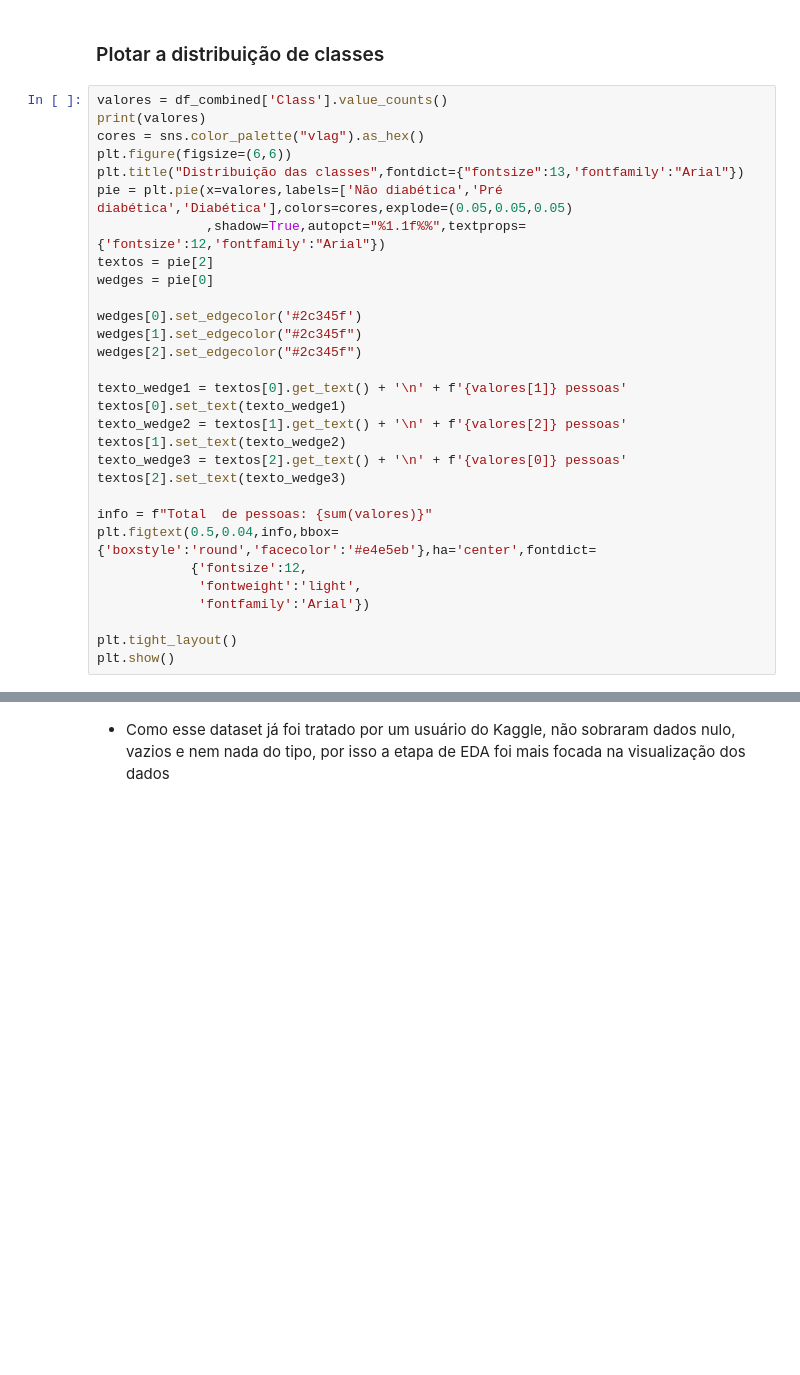
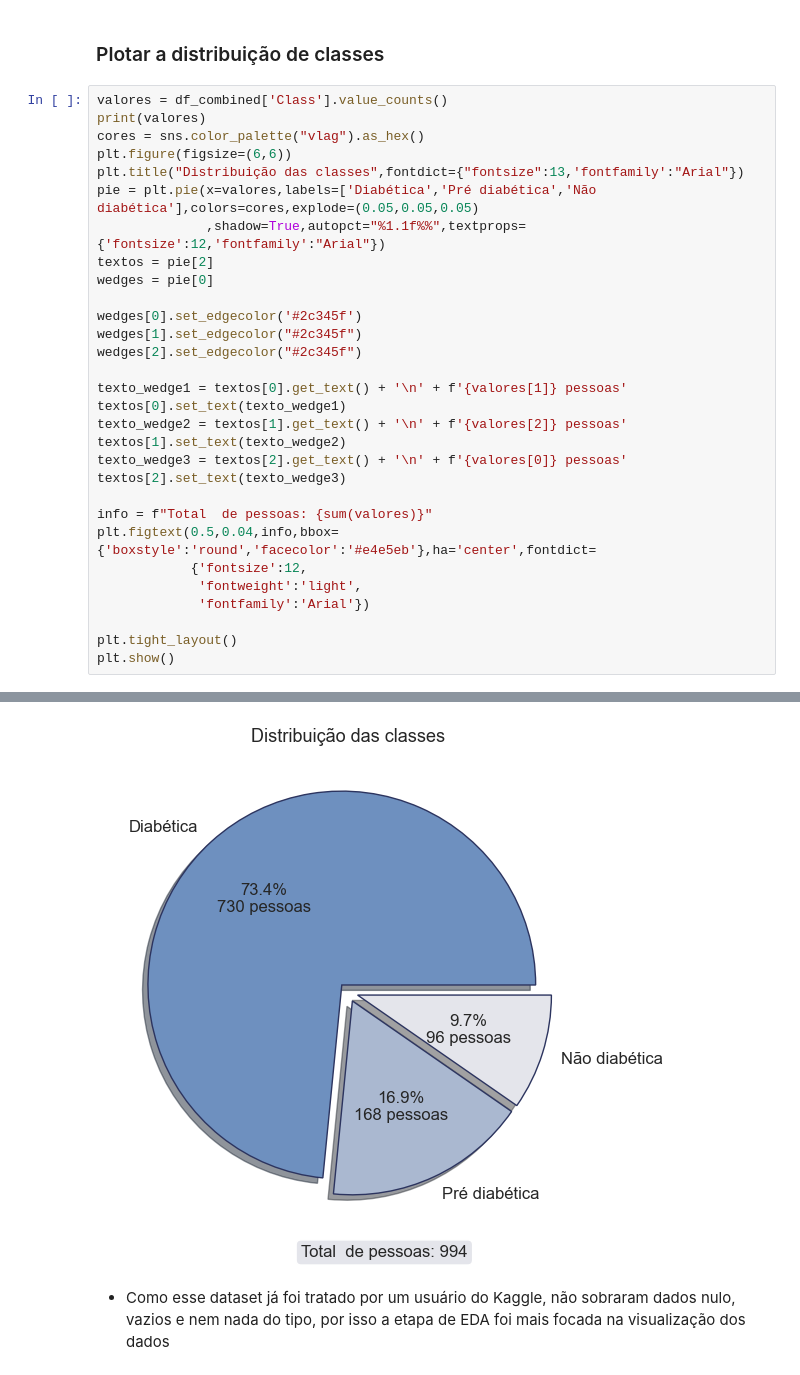
Before and after one commit to RailtonDantas/Projeto-de-classificacao-multiclasse, a Jupyter notebook: projeto.ipynb, the cells around one changed output, grey strips where cells are left out. Drawn from its saved outputs; the diff is of its cells as text; blank space fills up the shorter version.

```diff
--- a/projeto.ipynb
+++ b/projeto.ipynb
@@ -60,7 +80,7 @@ print(valores)
 cores = sns.color_palette("vlag").as_hex()
 plt.figure(figsize=(6,6))
 plt.title("Distribuição das classes",fontdict={"fontsize":13,'fontfamily':"Arial"})
-pie = plt.pie(x=valores,labels=['Não diabética','Pré diabética','Diabética'],colors=cores,explode=(0.05,0.05,0.05)
+pie = plt.pie(x=valores,labels=['Diabética','Pré diabética','Não diabética'],colors=cores,explode=(0.05,0.05,0.05)
               ,shadow=True,autopct="%1.1f%%",textprops={'fontsize':12,'fontfamily':"Arial"})
 textos = pie[2]
 wedges = pie[0]
@@ -84,3 +104,4 @@ plt.figtext(0.5,0.04,info,bbox={'boxstyle':'round','facecolor':'#e4e5eb'},ha='ce
 
 plt.tight_layout()
 plt.show()
+# %% [output]
@@ -87,3 +113,4 @@ plt.show()
+[figure, added]
 # %% [markdown]
 - Como esse dataset já foi tratado por um usuário do Kaggle, não sobraram dados nulo, vazios e nem nada do tipo, por isso a etapa de EDA foi mais focada na visualização dos dados
 # %% [markdown]
```
Also changed, not shown: parts of 10 cells of this notebook, 1 other file.
